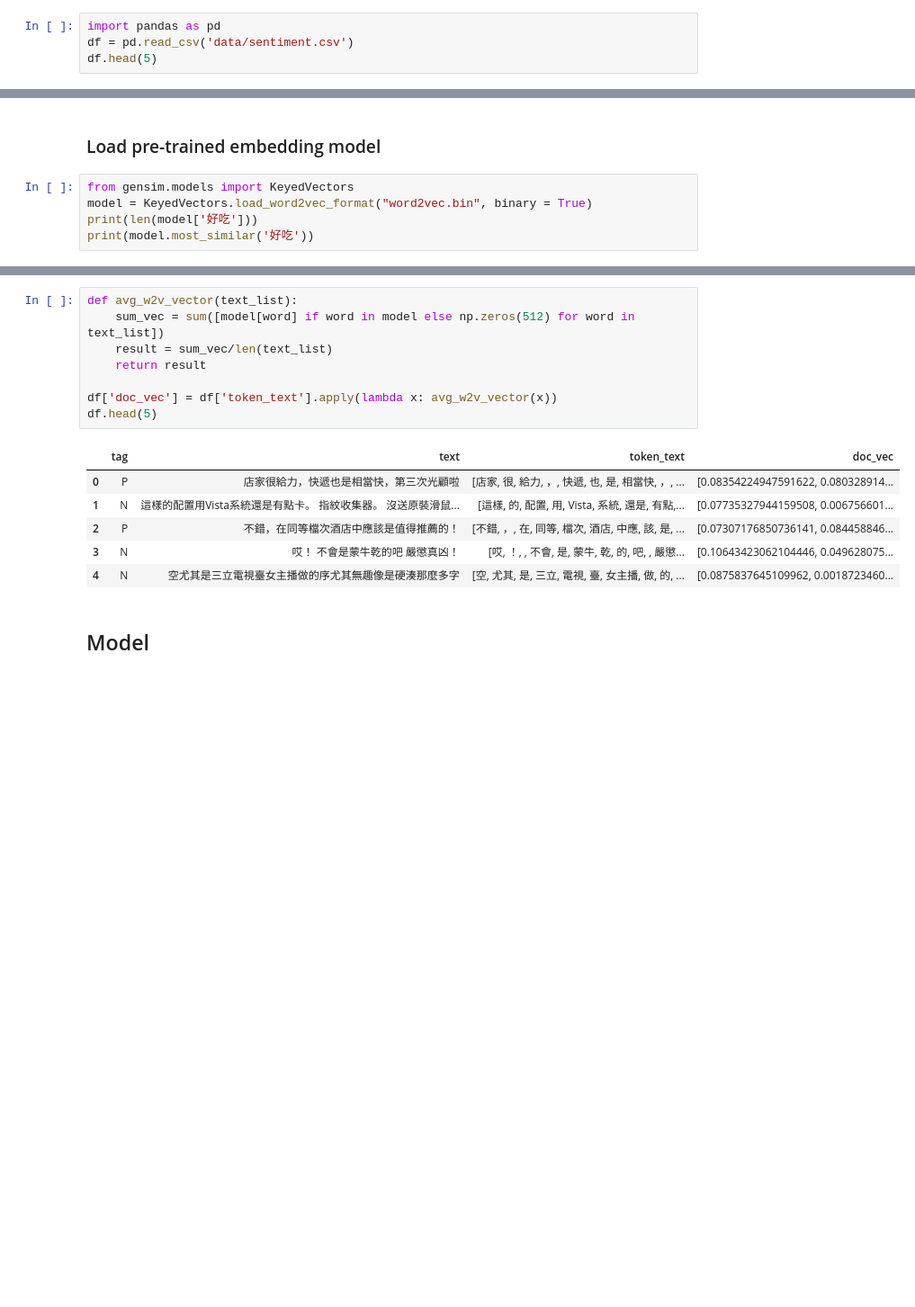
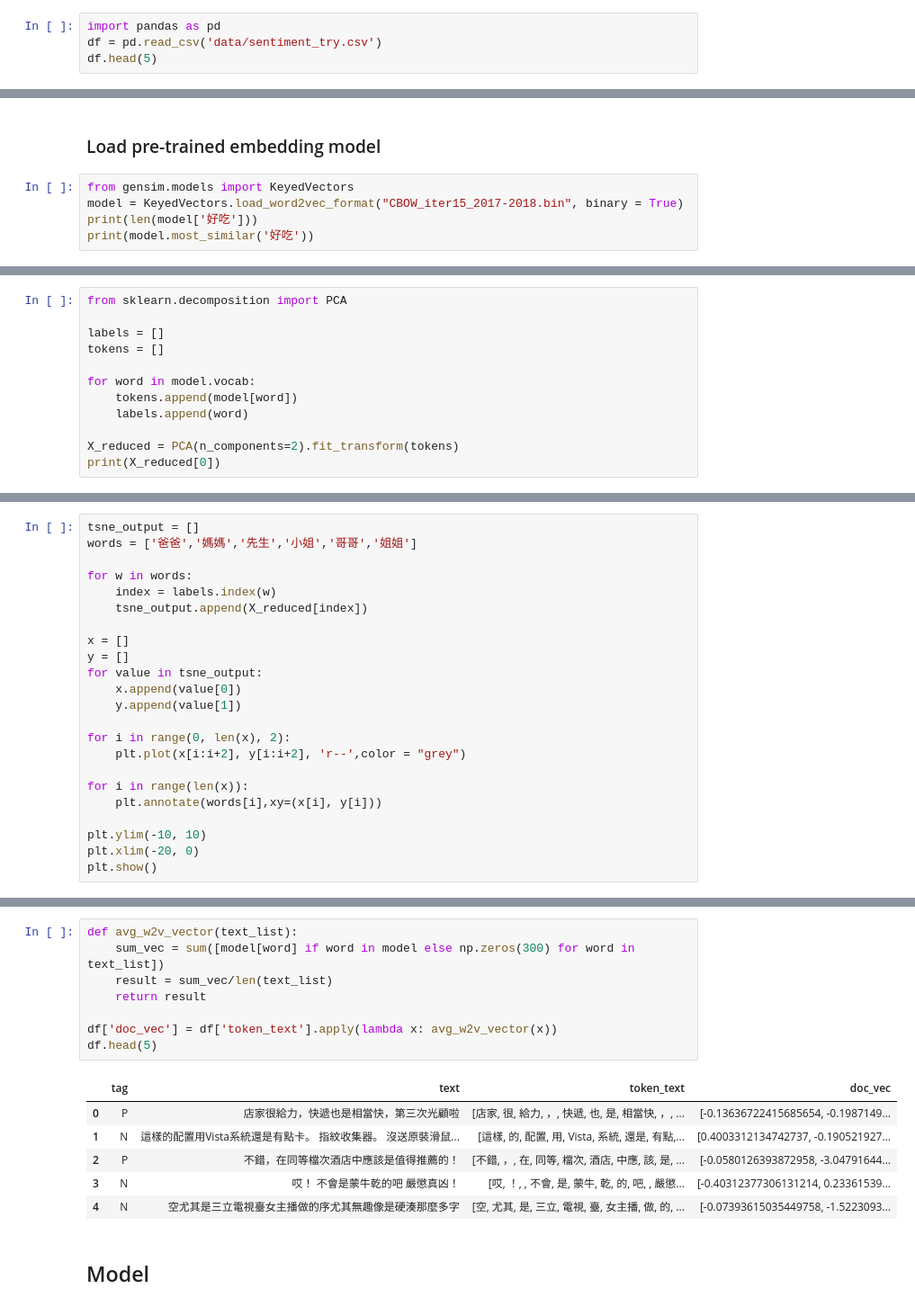
Before and after one commit to hannahchiu/Sentiment_Analysis, a Jupyter notebook: sentiment_analysis.ipynb, the cells around one changed output, grey strips where cells are left out. Shown at 90% size. Drawn from its saved outputs; the diff is of its cells as text; blank space fills up the shorter version.

```diff
--- a/sentiment_analysis.ipynb
+++ b/sentiment_analysis.ipynb
@@ -4,7 +7,7 @@
 ## Load data
 # %%
 import pandas as pd
-df = pd.read_csv('data/sentiment.csv')
+df = pd.read_csv('data/sentiment_try.csv')
 df.head(5)
 # %% [output]
 |  | tag | text |
@@ -139,7 +141,7 @@ print(model.most_similar('好吃'))
 ### Load pre-trained embedding model
 # %%
 from gensim.models import KeyedVectors
-model = KeyedVectors.load_word2vec_format("word2vec.bin", binary = True)
+model = KeyedVectors.load_word2vec_format("CBOW_iter15_2017-2018.bin", binary = True)
 print(len(model['好吃']))
 print(model.most_similar('好吃'))
 # %% [output]
@@ -147,0 +154,12 @@ print(model.most_similar('好吃'))
+# %%
+from sklearn.decomposition import PCA
+
+labels = []
+tokens = []
+
+for word in model.vocab:
+    tokens.append(model[word])
+    labels.append(word)
+
+X_reduced = PCA(n_components=2).fit_transform(tokens)
+print(X_reduced[0])
@@ -147,0 +168,23 @@ print(model.most_similar('好吃'))
+# %%
+tsne_output = []
+words = ['爸爸','媽媽','先生','小姐','哥哥','姐姐']
+
+for w in words:
+    index = labels.index(w)
+    tsne_output.append(X_reduced[index])
+
+x = []
+y = []
+for value in tsne_output:
+    x.append(value[0])
+    y.append(value[1])
+
+for i in range(0, len(x), 2):
+    plt.plot(x[i:i+2], y[i:i+2], 'r--',color = "grey")
+
+for i in range(len(x)):
+    plt.annotate(words[i],xy=(x[i], y[i]))
+
+plt.ylim(-10, 10)
+plt.xlim(-20, 0)
+plt.show()
@@ -148,18 +213,18 @@ print(model.most_similar('好吃'))
 # %%
 def avg_w2v_vector(text_list):
-    sum_vec = sum([model[word] if word in model else np.zeros(512) for word in text_list])
+    sum_vec = sum([model[word] if word in model else np.zeros(300) for word in text_list])
     result = sum_vec/len(text_list)
     return result
 
 df['doc_vec'] = df['token_text'].apply(lambda x: avg_w2v_vector(x))
 df.head(5)
 # %% [output]
 |  | tag | text | token_text | doc_vec |
-| 0 | P | 店家很給力，快遞也是相當快，第三次光顧啦 | [店家, 很, 給力, ，, 快遞, 也, 是, 相當快, ，, ... | [0.08354224947591622, 0.080328914... |
-| 1 | N | 這樣的配置用Vista系統還是有點卡。 指紋收集器。 沒送原裝滑鼠... | [這樣, 的, 配置, 用, Vista, 系統, 還是, 有點,... | [0.07735327944159508, 0.006756601... |
-| 2 | P | 不錯，在同等檔次酒店中應該是值得推薦的！ | [不錯, ，, 在, 同等, 檔次, 酒店, 中應, 該, 是, ... | [0.07307176850736141, 0.084458846... |
-| 3 | N | 哎！ 不會是蒙牛乾的吧 嚴懲真凶！ | [哎, ！, , 不會, 是, 蒙牛, 乾, 的, 吧, , 嚴懲... | [0.10643423062104446, 0.049628075... |
-| 4 | N | 空尤其是三立電視臺女主播做的序尤其無趣像是硬湊那麼多字 | [空, 尤其, 是, 三立, 電視, 臺, 女主播, 做, 的, ... | [0.0875837645109962, 0.0018723460... |
+| 0 | P | 店家很給力，快遞也是相當快，第三次光顧啦 | [店家, 很, 給力, ，, 快遞, 也, 是, 相當快, ，, ... | [-0.13636722415685654, -0.1987149... |
+| 1 | N | 這樣的配置用Vista系統還是有點卡。 指紋收集器。 沒送原裝滑鼠... | [這樣, 的, 配置, 用, Vista, 系統, 還是, 有點,... | [0.4003312134742737, -0.190521927... |
+| 2 | P | 不錯，在同等檔次酒店中應該是值得推薦的！ | [不錯, ，, 在, 同等, 檔次, 酒店, 中應, 該, 是, ... | [-0.0580126393872958, -3.04791644... |
+| 3 | N | 哎！ 不會是蒙牛乾的吧 嚴懲真凶！ | [哎, ！, , 不會, 是, 蒙牛, 乾, 的, 吧, , 嚴懲... | [-0.40312377306131214, 0.23361539... |
+| 4 | N | 空尤其是三立電視臺女主播做的序尤其無趣像是硬湊那麼多字 | [空, 尤其, 是, 三立, 電視, 臺, 女主播, 做, 的, ... | [-0.07393615035449758, -1.5223093... |
 # %% [markdown]
 ## Model
 # %% [markdown]
```
Also changed, not shown: parts of 17 cells of this notebook.
